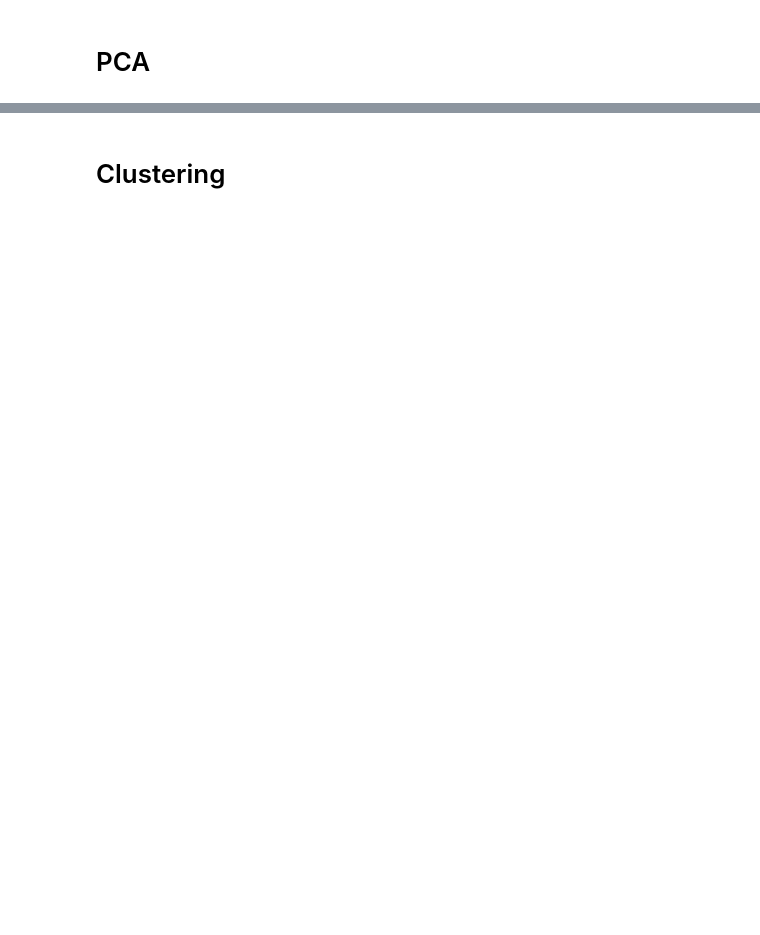
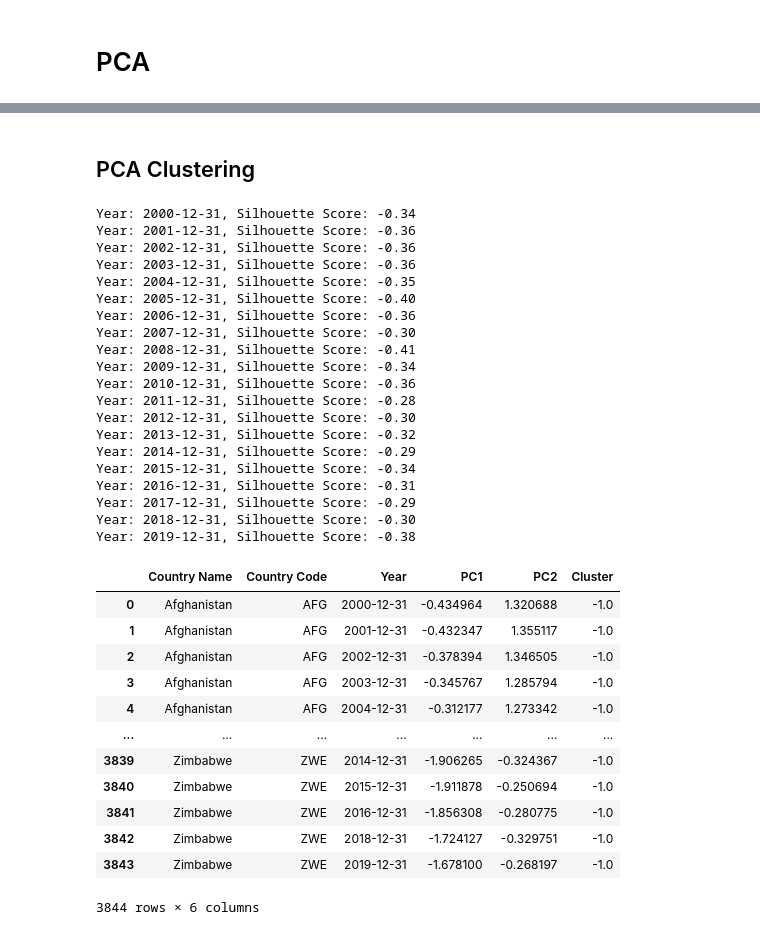
Before and after one commit to garrettwflowers/wdi-income-inequality, a Jupyter notebook: downstream_clustering_ncv.ipynb, the cells around one changed output, grey strips where cells are left out. Cells and saved outputs as stored; diff of their text form; code cells hidden in the pictures; blank space fills up the shorter version.

```diff
--- a/downstream_clustering_ncv.ipynb
+++ b/downstream_clustering_ncv.ipynb
@@ -113,2 +221,2 @@ plt.show()
 # %% [markdown]
-# Clustering
+## PCA Clustering
@@ -127,0 +223,47 @@ display(data_pca_df)
+# %%
+# Clustering
+dbscan = DBSCAN(eps=PCA_EPSILON, min_samples=PCA_MIN_SAMPLES)
+
+for year in data_labels['Year'].unique():
+    dbscan.fit(data_pca_df[data_pca_df['Year'] == year][pca_columns])
+    data_pca_df.loc[data_pca_df['Year'] == year, 'Cluster'] = dbscan.labels_
+    silhouette_avg = silhouette_score(data_pca_df[data_pca_df['Year'] == year][pca_columns], dbscan.labels_)
+    print(f"Year: {year}, Silhouette Score: {silhouette_avg:.2f}")
+
+# Save the clustered data
+data_pca_df.to_csv(f'output/pca/clustered_data_{DATE_RANGE}.csv', index=False)
+display(data_pca_df)
+# %% [output]
+Year: 2000-12-31, Silhouette Score: -0.34
+Year: 2001-12-31, Silhouette Score: -0.36
+Year: 2002-12-31, Silhouette Score: -0.36
+Year: 2003-12-31, Silhouette Score: -0.36
+Year: 2004-12-31, Silhouette Score: -0.35
+Year: 2005-12-31, Silhouette Score: -0.40
+Year: 2006-12-31, Silhouette Score: -0.36
+Year: 2007-12-31, Silhouette Score: -0.30
+Year: 2008-12-31, Silhouette Score: -0.41
+Year: 2009-12-31, Silhouette Score: -0.34
+Year: 2010-12-31, Silhouette Score: -0.36
+Year: 2011-12-31, Silhouette Score: -0.28
+Year: 2012-12-31, Silhouette Score: -0.30
+Year: 2013-12-31, Silhouette Score: -0.32
+Year: 2014-12-31, Silhouette Score: -0.29
+Year: 2015-12-31, Silhouette Score: -0.34
+Year: 2016-12-31, Silhouette Score: -0.31
+Year: 2017-12-31, Silhouette Score: -0.29
+Year: 2018-12-31, Silhouette Score: -0.30
+Year: 2019-12-31, Silhouette Score: -0.38
+|  | Country Name | Country Code | Year | PC1 | PC2 | Cluster |
+| 0 | Afghanistan | AFG | 2000-12-31 | -0.434964 | 1.320688 | -1.0 |
+| 1 | Afghanistan | AFG | 2001-12-31 | -0.432347 | 1.355117 | -1.0 |
+| 2 | Afghanistan | AFG | 2002-12-31 | -0.378394 | 1.346505 | -1.0 |
+| 3 | Afghanistan | AFG | 2003-12-31 | -0.345767 | 1.285794 | -1.0 |
+| 4 | Afghanistan | AFG | 2004-12-31 | -0.312177 | 1.273342 | -1.0 |
+| ... | ... | ... | ... | ... | ... | ... |
+| 3839 | Zimbabwe | ZWE | 2014-12-31 | -1.906265 | -0.324367 | -1.0 |
+| 3840 | Zimbabwe | ZWE | 2015-12-31 | -1.911878 | -0.250694 | -1.0 |
+| 3841 | Zimbabwe | ZWE | 2016-12-31 | -1.856308 | -0.280775 | -1.0 |
+| 3842 | Zimbabwe | ZWE | 2018-12-31 | -1.724127 | -0.329751 | -1.0 |
+| 3843 | Zimbabwe | ZWE | 2019-12-31 | -1.678100 | -0.268197 | -1.0 |
+3844 rows × 6 columns
```
Also changed, not shown: parts of 32 cells of this notebook, 4 other files.
